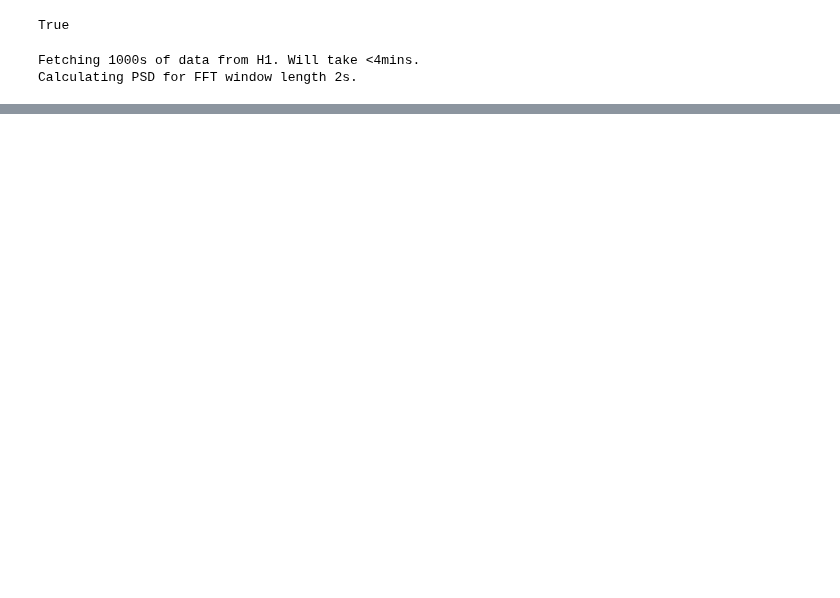
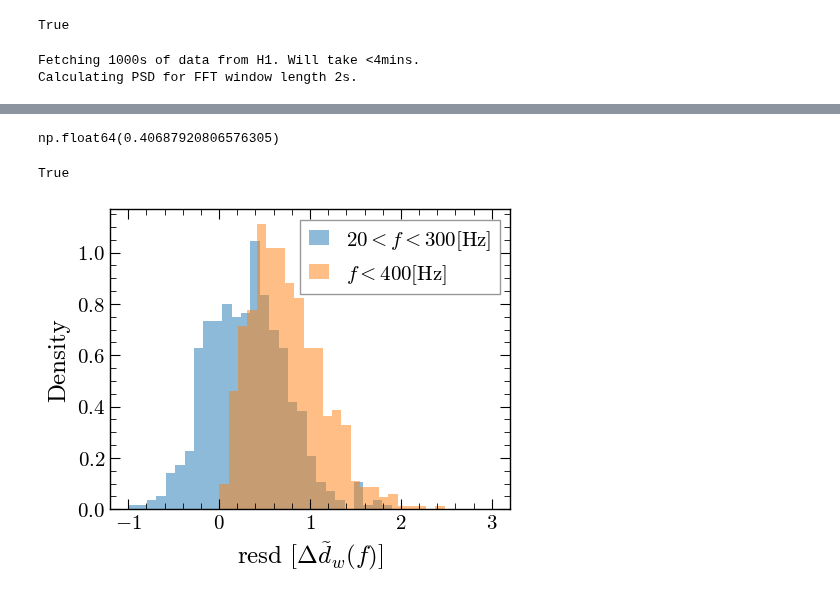
Before and after one commit to james-alvey-42/gw-mist, a Jupyter notebook: notebooks/week9/newgen.ipynb, the cells around one changed output, grey strips where cells are left out. Drawn from its saved outputs; the diff is of its cells as text; code cells hidden in the pictures; blank space fills up the shorter version.

```diff
--- a/notebooks/week9/newgen.ipynb
+++ b/notebooks/week9/newgen.ipynb
@@ -581,0 +586,21 @@ for i in range(4):
+# %%
+mask1 = (f>20)&(f<300)
+mask2 = (f>400)&(f<800)
+
+dist1 = noise[mask1]
+dist2 = noise[mask2]
+# %%
+np.mean(dist2)-np.mean(dist1)
+# %% [output]
+np.float64(0.40687920806576305)
+# %%
+fig, ax = pf.create_plot()
+ax.hist(dist1, bins=np.linspace(-1,2,30),alpha=0.5, density=True, label=r'$20<f<300$[Hz]')
+ax.hist(dist2, bins=np.linspace(0,3,30), alpha=0.5, density=True, label=r'$f<400$[Hz]')
+ax.set_xlabel(r'resd [$\Delta \tilde{d}_w(f)$]')
+ax.set_ylabel('Density')
+ax.legend()
+pf.fix_plot([ax])
+# %% [output]
+True
+[figure, added]
```
Also changed, not shown: parts of 6 cells of this notebook, 1 other file.
